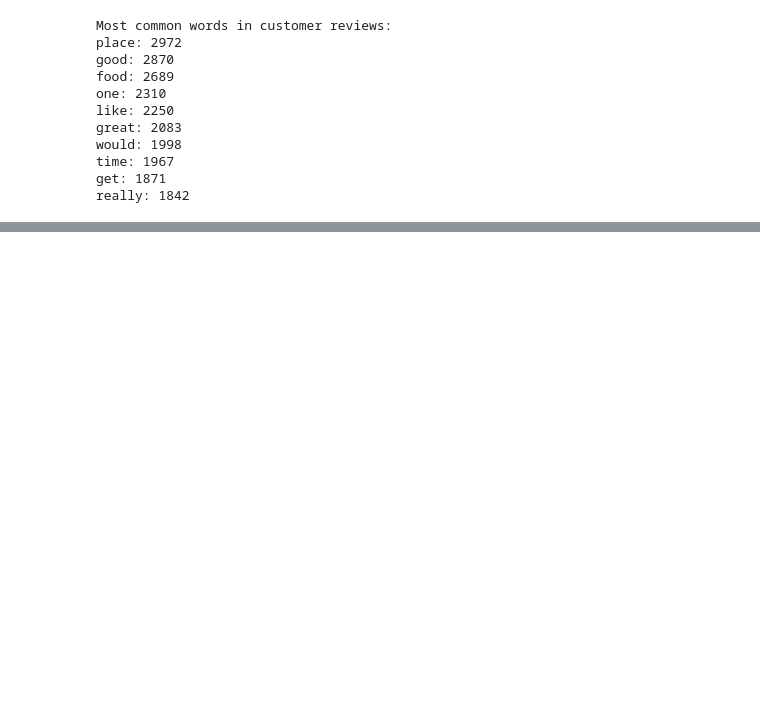
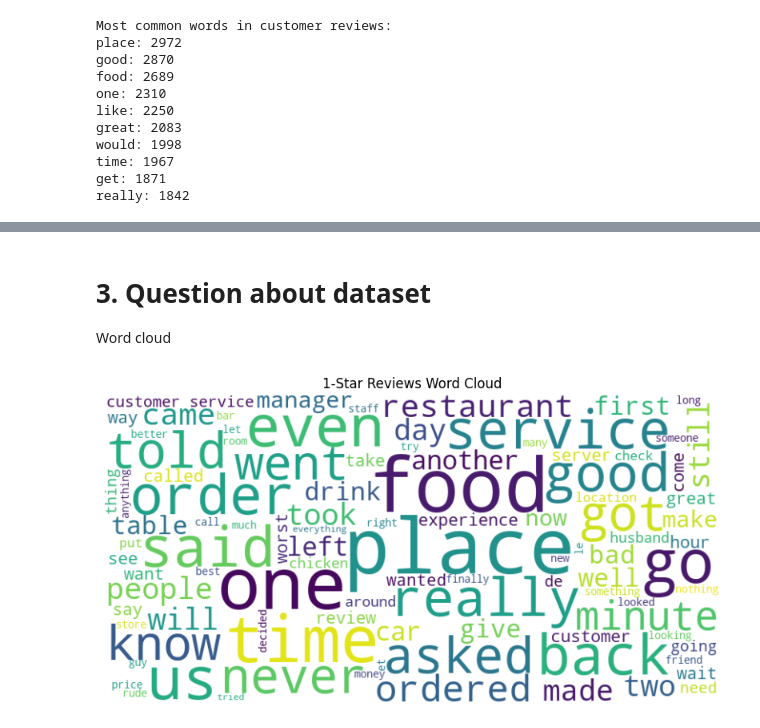
Before and after one commit to esteban2505J/analysisYeldReviews, a Jupyter notebook: yelpReviews.ipynb, the cells around one changed output, grey strips where cells are left out. Drawn from its saved outputs; the diff is of its cells as text; code cells hidden in the pictures; blank space fills up the shorter version.

```diff
--- a/yelpReviews.ipynb
+++ b/yelpReviews.ipynb
@@ -103,0 +156,21 @@ Staff was very helpful and friendly.
+# %% [markdown]
+# 3. Question about dataset
+
+Word cloud
+# %%
+from wordcloud import WordCloud
+
+
+def word_cloud_rating(data, star_value):
+    filtered_reviews = data[data['stars'] == star_value]
+    text = ' '.join(filtered_reviews['text'])
+    wordcloud = WordCloud(max_font_size=100, max_words=100, background_color="white", width=800, height=400).generate(text)
+    plt.figure(figsize=(10, 5))
+    plt.imshow(wordcloud, interpolation="bilinear")
+    plt.axis("off")
+    plt.title(f"{star_value}-Star Reviews Word Cloud")
+    plt.show()
+
+word_cloud_rating(data, 1)
+# %% [output]
+[figure, added]
```
Also changed, not shown: parts of 15 cells of this notebook.
